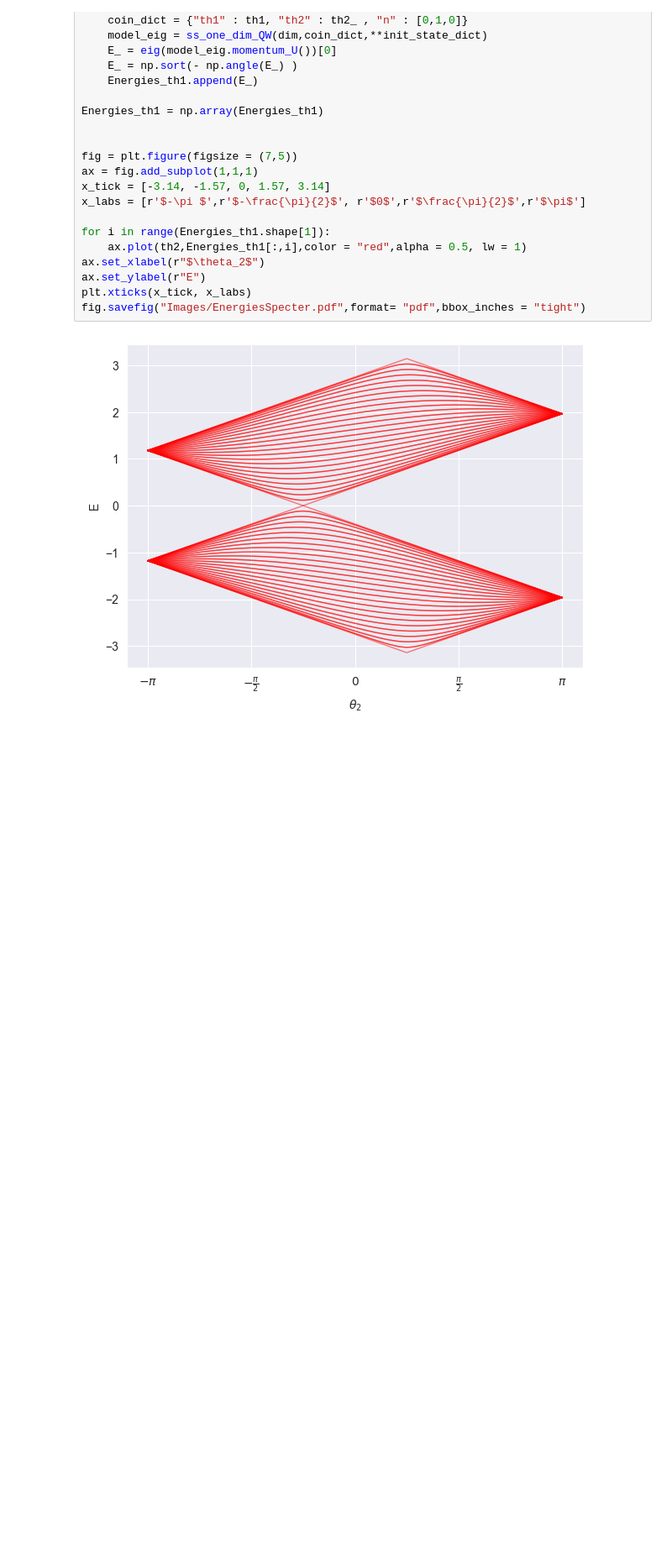
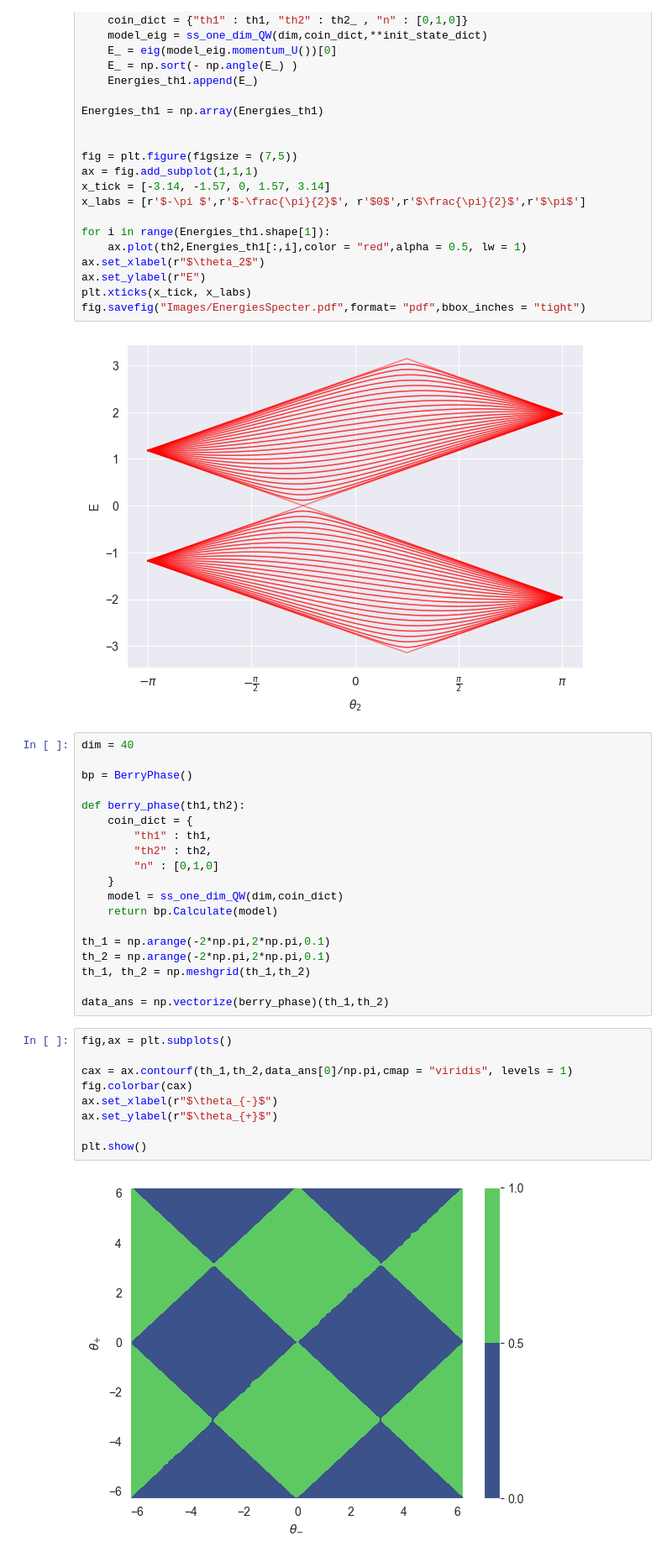
Before and after one commit to JedrekSt/M_thesis, a Jupyter notebook: Results/SSQW.ipynb, the cells around one changed output. Shown: that part at 84% size. Drawn from its saved outputs; the diff is of its cells as text; blank space fills up the shorter version.

```diff
--- a/Results/SSQW.ipynb
+++ b/Results/SSQW.ipynb
@@ -126,3 +126,33 @@ plt.xticks(x_tick, x_labs)
 fig.savefig("Images/EnergiesSpecter.pdf",format= "pdf",bbox_inches = "tight")
 # %% [output]
 [figure]
+# %%
+dim = 40
+
+bp = BerryPhase()
+
+def berry_phase(th1,th2):
+    coin_dict = {
+        "th1" : th1,
+        "th2" : th2,
+        "n" : [0,1,0]
+    }
+    model = ss_one_dim_QW(dim,coin_dict)
+    return bp.Calculate(model)
+
+th_1 = np.arange(-2*np.pi,2*np.pi,0.1)
+th_2 = np.arange(-2*np.pi,2*np.pi,0.1)
+th_1, th_2 = np.meshgrid(th_1,th_2)
+
+data_ans = np.vectorize(berry_phase)(th_1,th_2)
+# %%
+fig,ax = plt.subplots()
+
+cax = ax.contourf(th_1,th_2,data_ans[0]/np.pi,cmap = "viridis", levels = 1)
+fig.colorbar(cax)
+ax.set_xlabel(r"$\theta_{-}$")
+ax.set_ylabel(r"$\theta_{+}$")
+
+plt.show()
+# %% [output]
+[figure, added]
```
Also changed, not shown: parts of 2 cells of this notebook, 5 other files.
